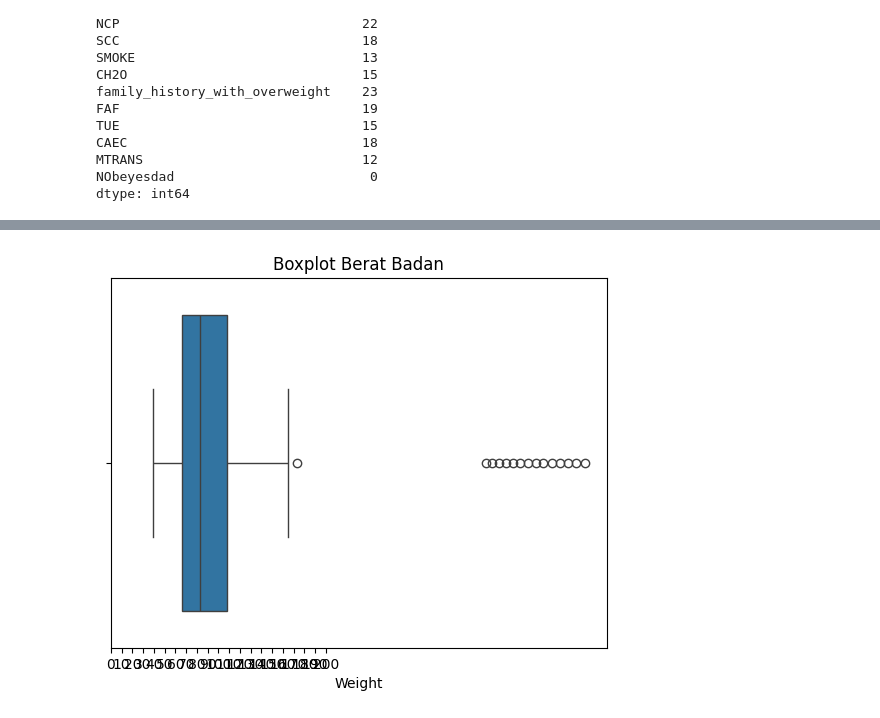
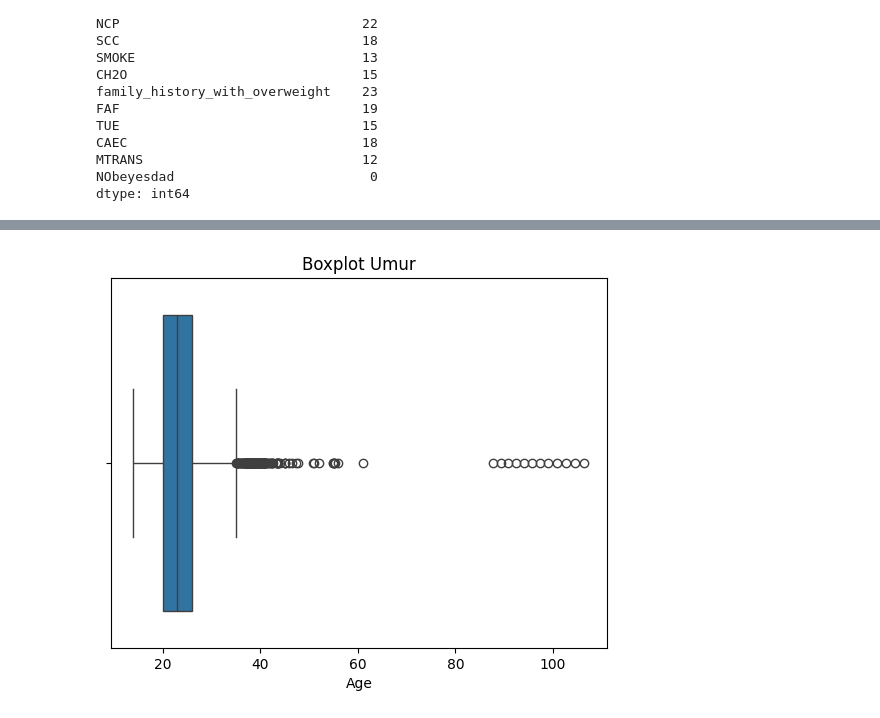
Before and after one commit to Fadri-Ashley/Data-Science-Capstone-Project, a Jupyter notebook: Model_Pipeline/test.ipynb, the cells around one changed output, grey strips where cells are left out. Drawn from its saved outputs; the diff is of its cells as text; code cells hidden in the pictures.

```diff
--- a/Model_Pipeline/test.ipynb
+++ b/Model_Pipeline/test.ipynb
@@ -217,7 +237,10 @@ dtype: int64
+# %%
+# Memisah data numerical dan categorical
+numeric_features = ['Age', 'Height', 'Weight', 'FCVC', 'NCP', 'CH2O', 'FAF', 'TUE']
+categorical_features = ['Gender', 'family_history_with_overweight', 'FAVC', 'CAEC', 'SMOKE', 'SCC', 'CALC', 'MTRANS']
 # %%
 # Mengubah tipe data
-numeric_cols = ['Age', 'Height', 'Weight', 'FCVC', 'NCP', 'CH2O', 'FAF', 'TUE']
-for col in numeric_cols:
+for col in numeric_features:
     df[col] = pd.to_numeric(df[col], errors='coerce')
 # %%
 df.info()
@@ -241,0 +265,8 @@ memory usage: 280.5+ KB
+# %%
+# Imputasi Feature Numerical dengan median
+for col in numeric_features:
+    df[col] = df[col].fillna(df[col].median())
+# %%
+# Imputasi Feature Categorical dengan modus
+for col in categorical_features:
+    df[col] = df[col].fillna(df[col].mode()[0])
@@ -242,13 +294,10 @@ memory usage: 280.5+ KB
 # %%
 import seaborn as sns
 import matplotlib.pyplot as plt
 
-sns.boxplot(x=df['Weight'])
-plt.title("Boxplot Berat Badan")
-
-# Atur ticks ke nilai puluhan saja
-plt.xticks(ticks=range(0, 201, 10))  # dari 0 sampai 200 dengan kelipatan 10
+sns.boxplot(x=df['Age'])
+plt.title("Boxplot Umur")
 
 plt.show()
 # %% [output]
-[figure, old version]
+[figure, new version]
```
Also changed, not shown: parts of 18 cells of this notebook.
